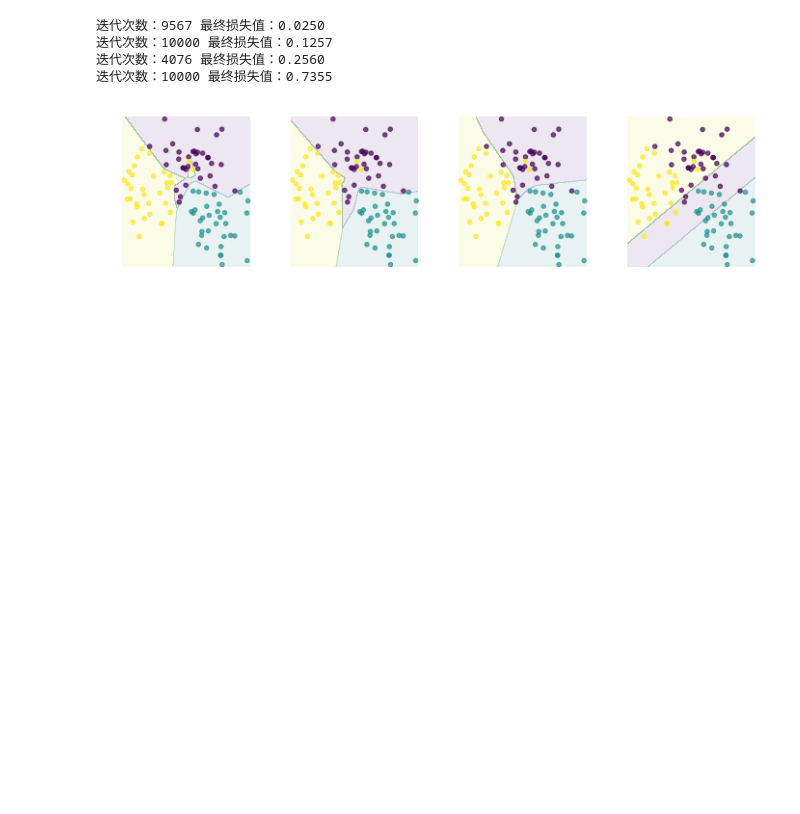
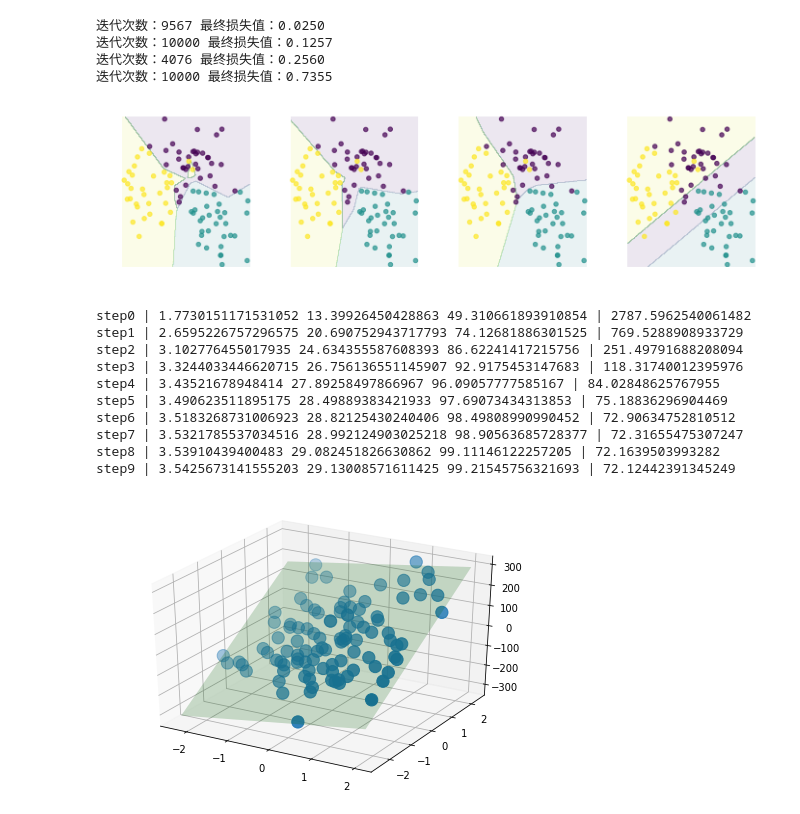
Before and after one commit to AryeYellow/PyProjects, a Jupyter notebook: DataScience/Regularization with L1 and L2.ipynb, the cells around one changed output. Saved outputs shown, nothing was run; the diff lists cells and outputs as text; code cells hidden in the pictures; blank space fills up the shorter version.

```diff
--- a/DataScience/Regularization with L1 and L2.ipynb
+++ b/DataScience/Regularization with L1 and L2.ipynb
@@ -167,0 +233,14 @@ mp.show()
+# %%
+update('')
+# %% [output]
+step0 | 1.7730151171531052 13.39926450428863 49.310661893910854 | 2787.5962540061482
+step1 | 2.6595226757296575 20.690752943717793 74.12681886301525 | 769.5288908933729
+step2 | 3.102776455017935 24.634355587608393 86.62241417215756 | 251.49791688208094
+step3 | 3.3244033446620715 26.756136551145907 92.9175453147683 | 118.31740012395976
+step4 | 3.43521678948414 27.89258497866967 96.09057777585167 | 84.02848625767955
+step5 | 3.490623511895175 28.49889383421933 97.69073434313853 | 75.18836296904469
+step6 | 3.5183268731006923 28.82125430240406 98.49808990990452 | 72.90634752810512
+step7 | 3.5321785537034516 28.992124903025218 98.90563685728377 | 72.31655475307247
+step8 | 3.53910439400483 29.082451826630862 99.11146122257205 | 72.1639503993282
+step9 | 3.5425673141555203 29.13008571611425 99.21545756321693 | 72.12442391345249
+[figure, added]
```
Also changed, not shown: parts of 6 cells of this notebook, 1 other file.
